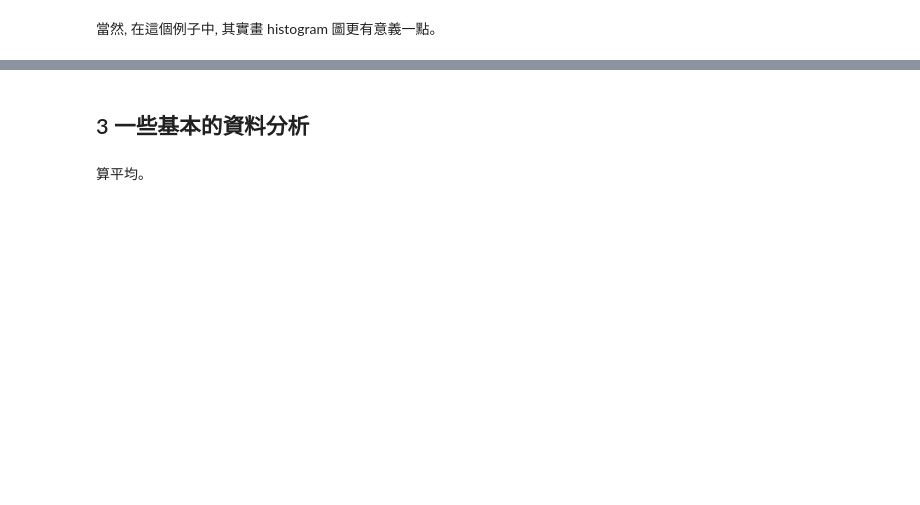
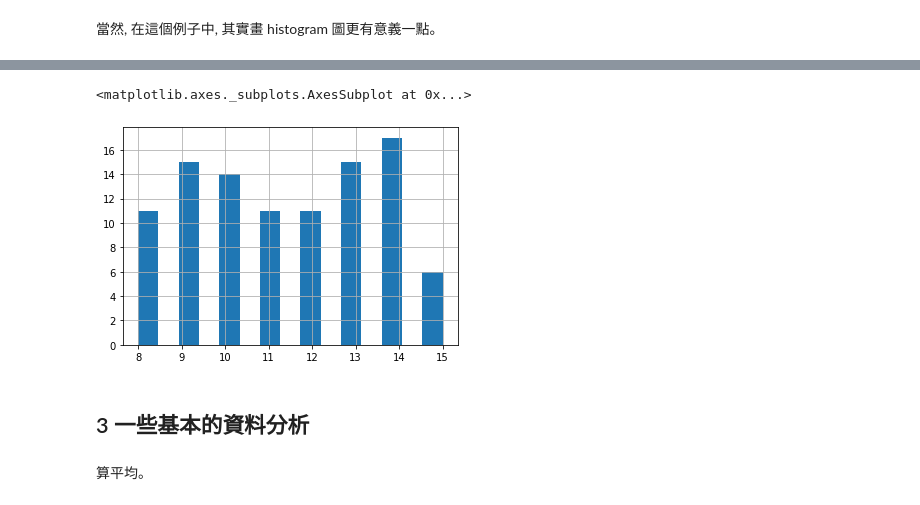
Before and after one commit to Phoebe-Lai/IMLP342, a Jupyter notebook: 02_Pandas.ipynb, the cells around one changed output, grey strips where cells are left out. Cells and saved outputs as stored; diff of their text form; code cells hidden in the pictures; blank space fills up the shorter version.

```diff
--- a/02_Pandas.ipynb
+++ b/02_Pandas.ipynb
@@ -106,3 +109,8 @@ Name: 國文, Length: 100, dtype: int64
+# %%
+df.國文.hist(bins = 15)
+# %% [output]
+<matplotlib.axes._subplots.AxesSubplot at 0x...>
+[figure, added]
 # %% [markdown]
 ## 3 一些基本的資料分析
 # %% [markdown]
```
Also changed, not shown: parts of 89 cells of this notebook.
